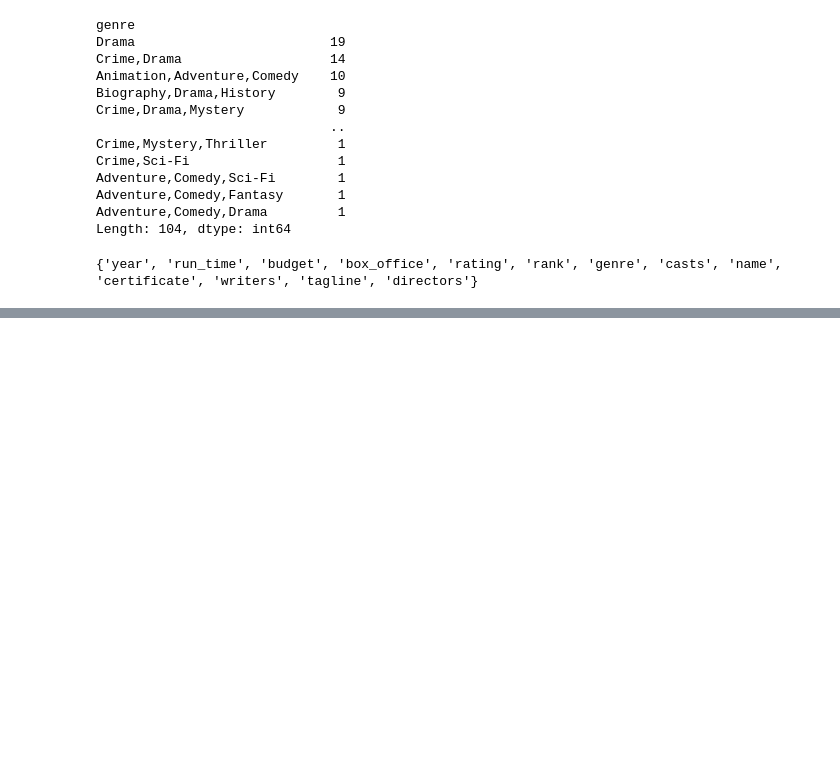
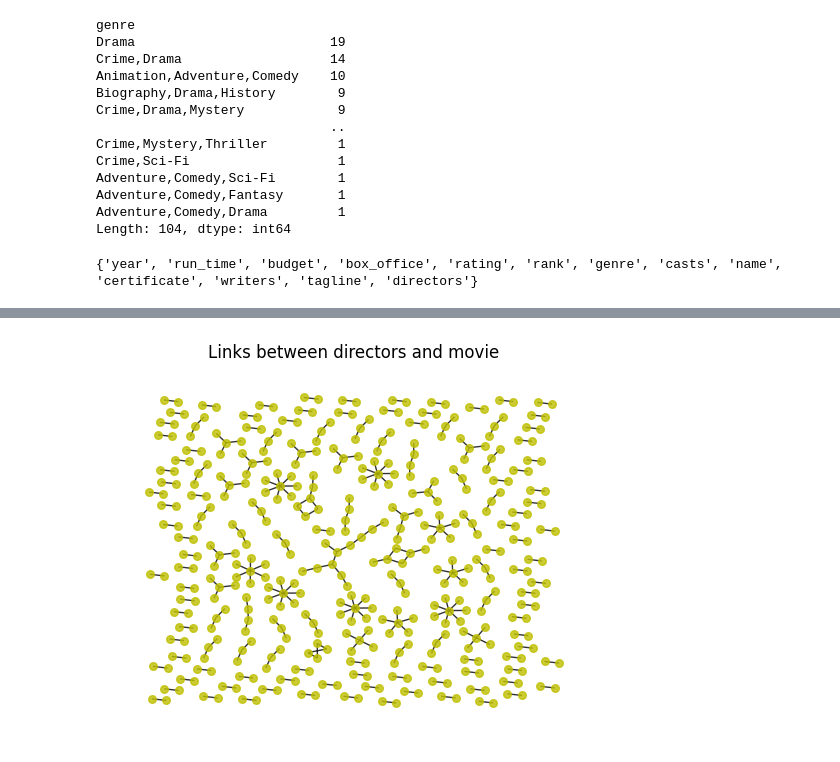
Before and after one commit to MichaelAGoodrich/GraphDataScience_withSNAP, a Jupyter notebook: GraphDataScience_Practice.ipynb, the cells around one changed output, grey strips where cells are left out. Saved outputs shown, nothing was run; the diff lists cells and outputs as text; code cells hidden in the pictures; blank space fills up the shorter version.

```diff
--- a/GraphDataScience_Practice.ipynb
+++ b/GraphDataScience_Practice.ipynb
@@ -219,0 +150,5 @@ for node in G.nodes:
+# %%
+
+manager.ShowBipartiteSubgraph('directors',pause=False)
+# %% [output]
+[figure, added]
```
Also changed, not shown: parts of 15 cells of this notebook, 4 other files.
